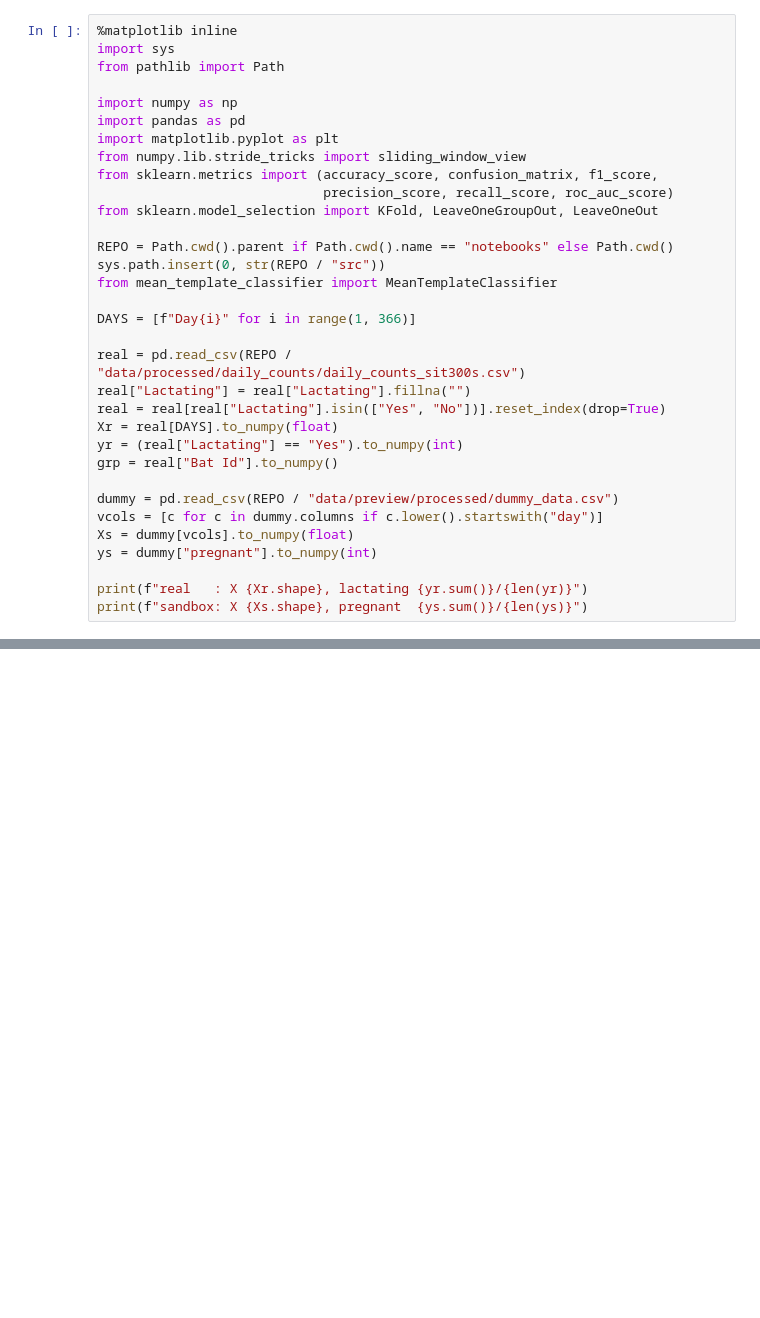
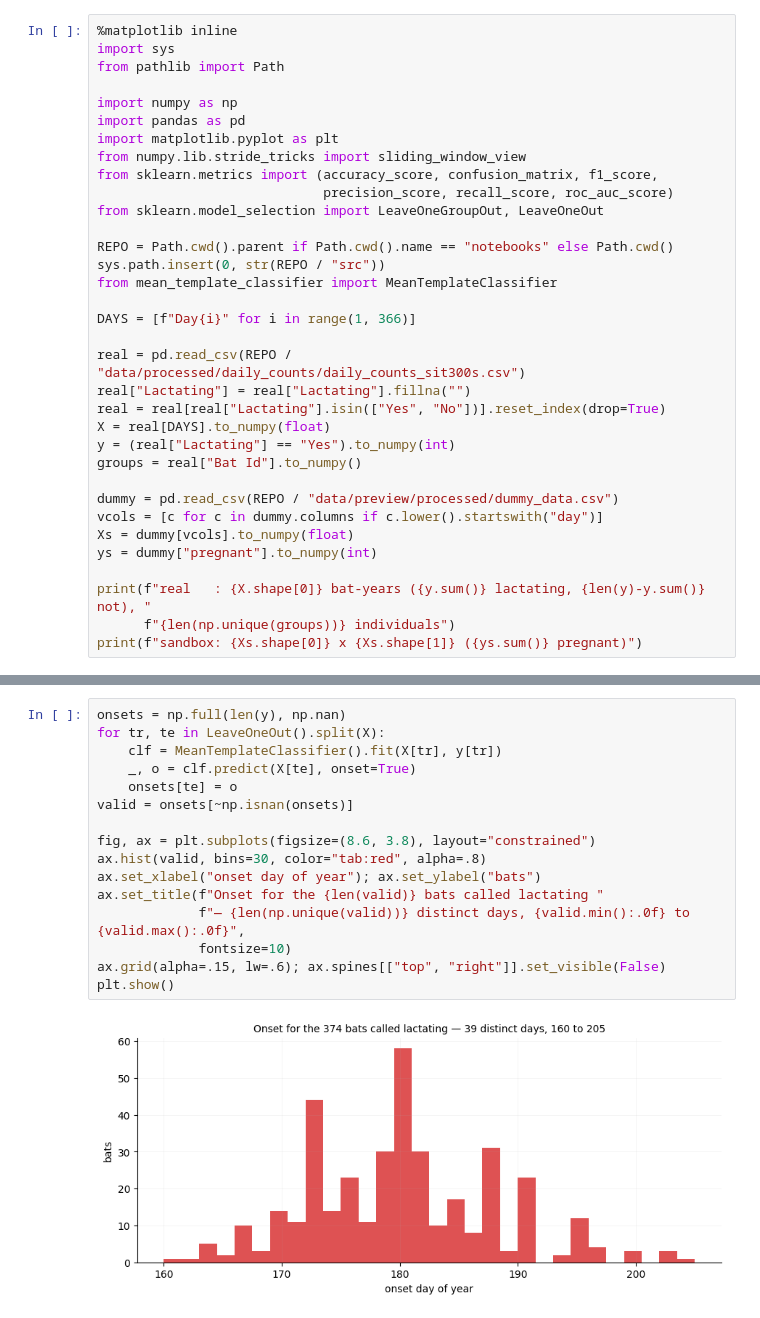
Before and after one commit to anuarsantoyo/bat-pregnancy, a Jupyter notebook: notebooks/05-corrected-sweep.ipynb, the cells around one changed output, grey strips where cells are left out. Drawn from its saved outputs; the diff is of its cells as text; blank space fills up the shorter version.

```diff
--- a/notebooks/05-corrected-sweep.ipynb
+++ b/notebooks/05-corrected-sweep.ipynb
@@ -30,7 +23,7 @@ import matplotlib.pyplot as plt
 from numpy.lib.stride_tricks import sliding_window_view
 from sklearn.metrics import (accuracy_score, confusion_matrix, f1_score,
                              precision_score, recall_score, roc_auc_score)
-from sklearn.model_selection import KFold, LeaveOneGroupOut, LeaveOneOut
+from sklearn.model_selection import LeaveOneGroupOut, LeaveOneOut
 
 REPO = Path.cwd().parent if Path.cwd().name == "notebooks" else Path.cwd()
 sys.path.insert(0, str(REPO / "src"))
@@ -41,15 +34,16 @@ DAYS = [f"Day{i}" for i in range(1, 366)]
 real = pd.read_csv(REPO / "data/processed/daily_counts/daily_counts_sit300s.csv")
 real["Lactating"] = real["Lactating"].fillna("")
 real = real[real["Lactating"].isin(["Yes", "No"])].reset_index(drop=True)
-Xr = real[DAYS].to_numpy(float)
-yr = (real["Lactating"] == "Yes").to_numpy(int)
-grp = real["Bat Id"].to_numpy()
+X = real[DAYS].to_numpy(float)
+y = (real["Lactating"] == "Yes").to_numpy(int)
+groups = real["Bat Id"].to_numpy()
 
 dummy = pd.read_csv(REPO / "data/preview/processed/dummy_data.csv")
 vcols = [c for c in dummy.columns if c.lower().startswith("day")]
 Xs = dummy[vcols].to_numpy(float)
 ys = dummy["pregnant"].to_numpy(int)
 
-print(f"real   : X {Xr.shape}, lactating {yr.sum()}/{len(yr)}")
-print(f"sandbox: X {Xs.shape}, pregnant  {ys.sum()}/{len(ys)}")
+print(f"real   : {X.shape[0]} bat-years ({y.sum()} lactating, {len(y)-y.sum()} not), "
+      f"{len(np.unique(groups))} individuals")
+print(f"sandbox: {Xs.shape[0]} x {Xs.shape[1]} ({ys.sum()} pregnant)")
 # %% [output]
@@ -94,0 +99,18 @@ of one bat against both prototypes; the dot marks the minimum that decides the l
+# %%
+onsets = np.full(len(y), np.nan)
+for tr, te in LeaveOneOut().split(X):
+    clf = MeanTemplateClassifier().fit(X[tr], y[tr])
+    _, o = clf.predict(X[te], onset=True)
+    onsets[te] = o
+valid = onsets[~np.isnan(onsets)]
+
+fig, ax = plt.subplots(figsize=(8.6, 3.8), layout="constrained")
+ax.hist(valid, bins=30, color="tab:red", alpha=.8)
+ax.set_xlabel("onset day of year"); ax.set_ylabel("bats")
+ax.set_title(f"Onset for the {len(valid)} bats called lactating "
+             f"— {len(np.unique(valid))} distinct days, {valid.min():.0f} to {valid.max():.0f}",
+             fontsize=10)
+ax.grid(alpha=.15, lw=.6); ax.spines[["top", "right"]].set_visible(False)
+plt.show()
+# %% [output]
+[figure, added]
```
Also changed, not shown: parts of 24 cells of this notebook.
